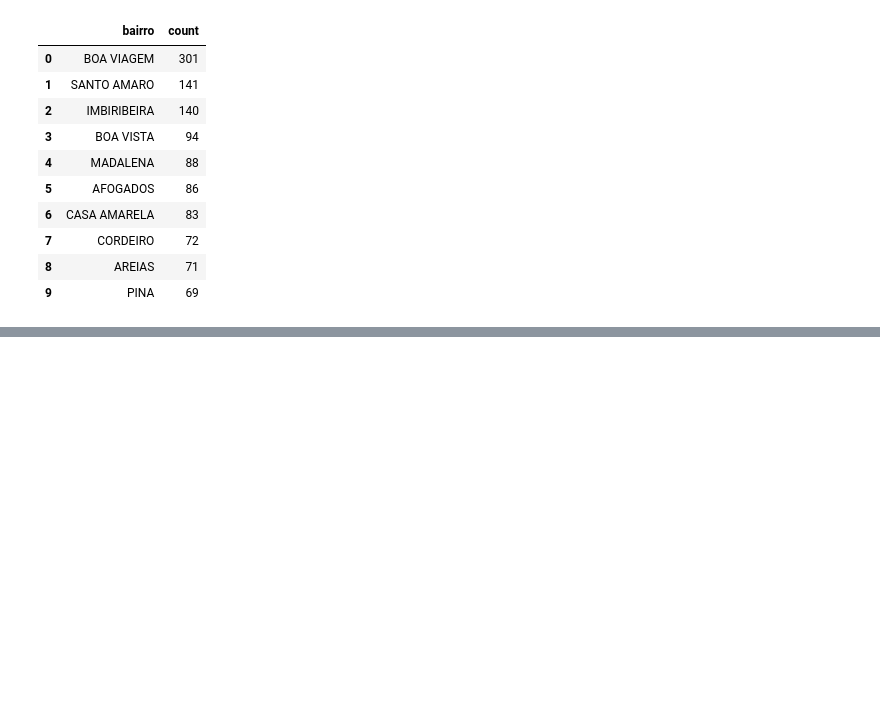
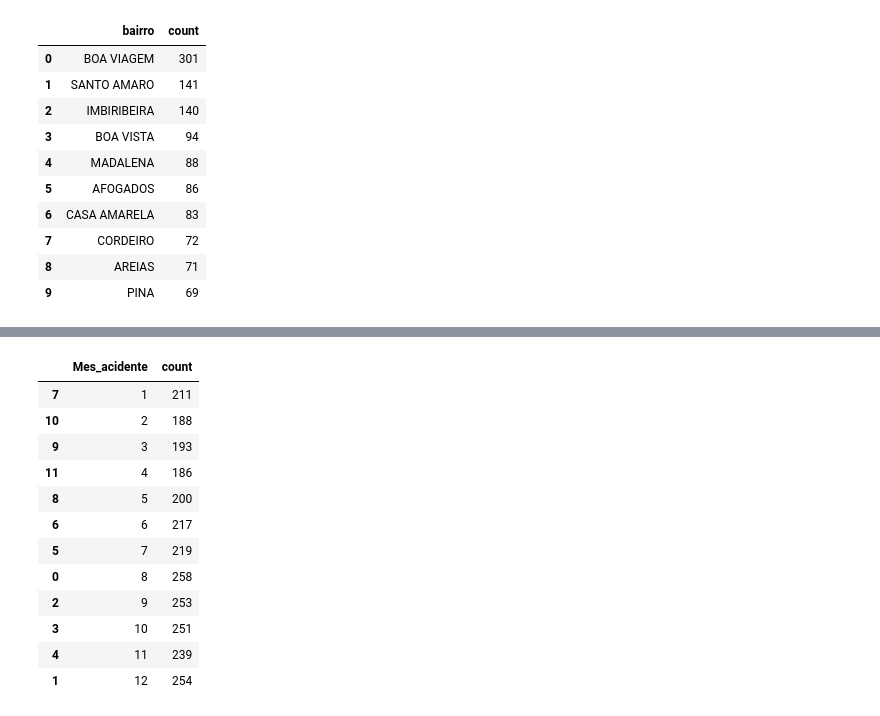
Before and after one commit to alpessoa/ImersaoPythonParaDados, a Jupyter notebook: Pandas.ipynb, the cells around one changed output, grey strips where cells are left out. Saved outputs shown, nothing was run; the diff lists cells and outputs as text; code cells hidden in the pictures; blank space fills up the shorter version.

```diff
--- a/Pandas.ipynb
+++ b/Pandas.ipynb
@@ -214,0 +309,18 @@ fig.show()
+# %%
+total_mes = df["Mes_acidente"].value_counts().reset_index().sort_values(by="Mes_acidente")
+total_mes
+#print(df.columns)
+# %% [output]
+|  | Mes_acidente | count |
+| 7 | 1 | 211 |
+| 10 | 2 | 188 |
+| 9 | 3 | 193 |
+| 11 | 4 | 186 |
+| 8 | 5 | 200 |
+| 6 | 6 | 217 |
+| 5 | 7 | 219 |
+| 0 | 8 | 258 |
+| 2 | 9 | 253 |
+| 3 | 10 | 251 |
+| 4 | 11 | 239 |
+| 1 | 12 | 254 |
```
Also changed, not shown: parts of 21 cells of this notebook, 2 other files.
